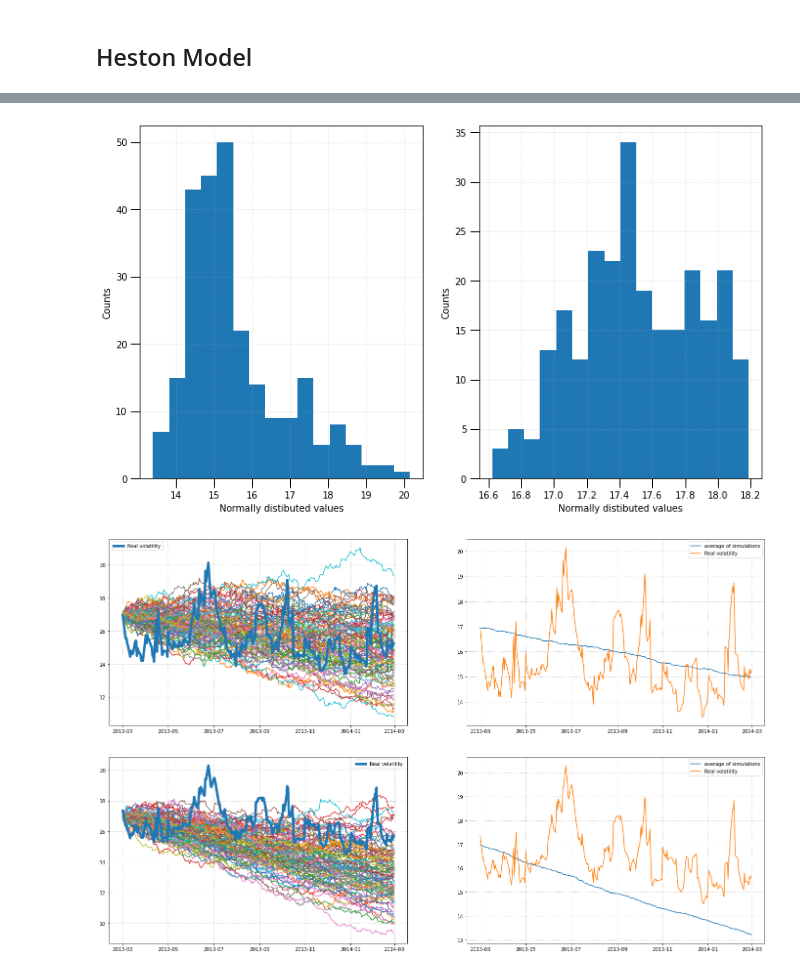
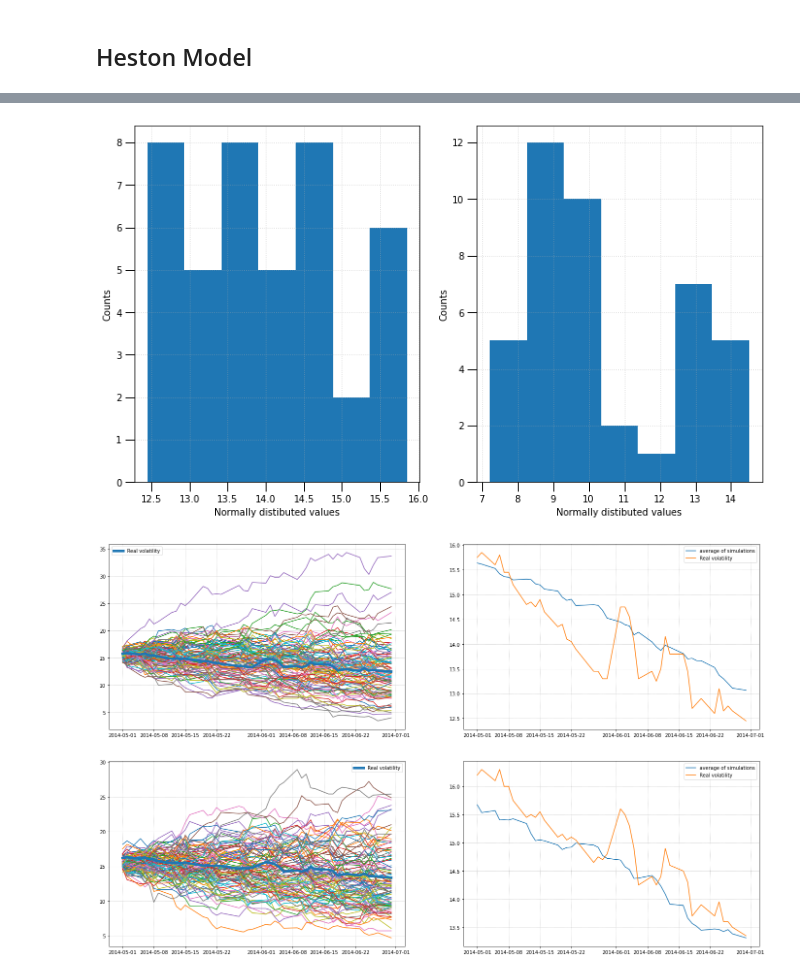
Before and after one commit to aidinattar/Volatility-carry-trading-strategy, a Jupyter notebook: Project.ipynb, the cells around one changed output, grey strips where cells are left out. Saved outputs shown, nothing was run; the diff lists cells and outputs as text; code cells hidden in the pictures.

```diff
--- a/Project.ipynb
+++ b/Project.ipynb
@@ -120,7 +120,7 @@ plt.show()
 start             = '2017-06-01'
 stop              = '2018-06-01'
 mask              = (SPX_price.index >= start) & (SPX_price.index <= stop)
-SPX_price_window1 = SPX_price[mask]
+SPX_price_window1 = copy.deepcopy(SPX_price[mask])
 dt                = 1/SPX_price_window1.shape[0]
 Expected_Return   = (2*SPX_price_window1['LogReturn'].mean() + 2*SPX_price_window1['LogReturn'].var()*dt) / (2*dt)
 Volatility        = SPX_price_window1['LogReturn'].var()/dt
@@ -203,7 +203,7 @@ n                 = 4 # number of simulated paths
 start             = '2018-06-01'
 stop              = '2019-06-01'
 mask              = (SPX_price.index >= start) & (SPX_price.index <= stop)
-SPX_price_window2 = SPX_price[mask]
+SPX_price_window2 = copy.deepcopy(SPX_price[mask])
 
 z                 = np.sqrt(dt) * npr.normal(0,1,(n, SPX_price_window2.shape[0])) # stochastic variable
 S0                = SPX_price_window2.loc[start,'Close']
@@ -238,24 +232,24 @@ Text(0.5, 1.0, 'Price of S&P500 stocks')
 ## Heston Model
 # %%
 # historical data for estimation of parameters
-start             = '2012-03-01'
-stop              = '2013-03-01'
+start             = '2014-03-01'
+stop              = '2014-05-01'
 mask              = (UX1.index >= start) & (UX1.index < stop)
-UX1_window1       = UX1[mask]
-UX2_window1       = UX2[mask]
+UX1_window1       = copy.deepcopy(UX1[mask])
+UX2_window1       = copy.deepcopy(UX2[mask])
 
 # 'future' data to compare with
-start             = '2013-03-01'
-stop              = '2014-03-01'
+start             = '2014-05-01'
+stop              = '2014-07-01'
 mask              = (UX1.index >= start) & (UX1.index < stop)
-UX1_window2       = UX1[mask]
-UX2_window2       = UX2[mask]
+UX1_window2       = copy.deepcopy(UX1[mask])
+UX2_window2       = copy.deepcopy(UX2[mask])
 
 # 'future' prices
-start             = '2013-03-01'
-stop              = '2014-03-01'
+start             = '2014-05-01'
+stop              = '2014-07-01'
 mask              = (SPX_price.index >= start) & (SPX_price.index < stop)
-SPX_price_window2 = SPX_price[mask]
+SPX_price_window2 = copy.deepcopy(SPX_price[mask])
 # %%
 # 'today' price and volatility
 S0    = SPX_price_window2.loc[start,   'Close']
@@ -372,9 +366,9 @@ prices1, volatility1 = heston_pde(S0, T, r, k1, theta1, UX10, rho, sigma1, steps
 prices2, volatility2 = heston_pde(S0, T, r, k2, theta2, UX10, rho, sigma2, steps, Npaths)
 # %%
 for k in range(Npaths):
-    col = 'sim' + str(k)
+    col = 'sim_' + str(k)
     UX1_window2[col] = pd.Series(volatility1[k], index=UX1_window2.index)
     UX2_window2[col] = pd.Series(volatility2[k], index=UX2_window2.index)
 
-UX1_window2['mean_sim'] = (UX1_window2.loc[:, ['sim' + str(k) for k in range(Npaths)]]).mean(axis=1)
-UX2_window2['mean_sim'] = (UX2_window2.loc[:, ['sim' + str(k) for k in range(Npaths)]]).mean(axis=1)
+UX1_window2['mean_sim'] = (UX1_window2.loc[:, ['sim_' + str(k) for k in range(Npaths)]]).mean(axis=1)
+UX2_window2['mean_sim'] = (UX2_window2.loc[:, ['sim_' + str(k) for k in range(Npaths)]]).mean(axis=1)
@@ -402,30 +375,30 @@ See the caveats in the documentation: https://pandas.pydata.org/pandas-docs/stab
 # %%
 fig, ax           = plt.subplots(ncols=2, figsize=(12, 7))
 
 b                 = np.histogram_bin_edges(UX1_window2.PX_LAST.dropna(), bins='sqrt')
 entries, edges, _ = ax[0].hist(UX1_window2.PX_LAST, bins=b)
 ax[0].set_ylabel('Counts')
 ax[0].set_xlabel("Normally distibuted values")
 ax[0].tick_params(which='major', width=1.0)
 ax[0].tick_params(which='major', length=10)
 ax[0].grid(linestyle='dotted', alpha=0.5)
 
-b                 = np.histogram_bin_edges(UX1_window2.sim0.dropna(), bins='sqrt')
-entries, edges, _ = ax[1].hist(UX1_window2.sim0, bins=b)
+b                 = np.histogram_bin_edges(UX1_window2.sim_0.dropna(), bins='sqrt')
+entries, edges, _ = ax[1].hist(UX1_window2.sim_0, bins=b)
 ax[1].set_ylabel('Counts')
 ax[1].set_xlabel("Normally distibuted values")
 ax[1].tick_params(which='major', width=1.0)
 ax[1].tick_params(which='major', length=10)
 ax[1].grid(linestyle='dotted', alpha=0.5)
 
 plt.show()
 # %% [output]
-[figure, old version]
+[figure, new version]
 # %%
 fig, ax = plt.subplots(ncols=2, figsize=(24,7))
 
 for k in range(Npaths):
-    col = 'sim' + str(k)
+    col = 'sim_' + str(k)
     ax[0].plot(UX1_window2.index, UX1_window2[col], label='')
 ax[0].plot(UX1_window2.index, UX1_window2.PX_LAST, lw=5, label='Real volatility')
 ax[0].grid(linestyle='dotted')
@@ -437,12 +410,12 @@ ax[1].grid(linestyle='dotted')
 ax[1].legend(loc='best')
 plt.show()
 # %% [output]
-[figure, old version]
+[figure, new version]
 # %%
 fig, ax = plt.subplots(ncols=2, figsize=(24,7))
 
 for k in range(Npaths):
-    col = 'sim' + str(k)
+    col = 'sim_' + str(k)
     ax[0].plot(UX2_window2.index, UX2_window2[col], label='')
 ax[0].plot(UX2_window2.index, UX2_window2.PX_LAST, lw=5, label='Real volatility')
 ax[0].grid(linestyle='dotted')
@@ -454,4 +427,4 @@ ax[1].grid(linestyle='dotted')
 ax[1].legend(loc='best')
 plt.show()
 # %% [output]
-[figure, old version]
+[figure, new version]
```
Also changed, not shown: parts of 3 cells of this notebook.
